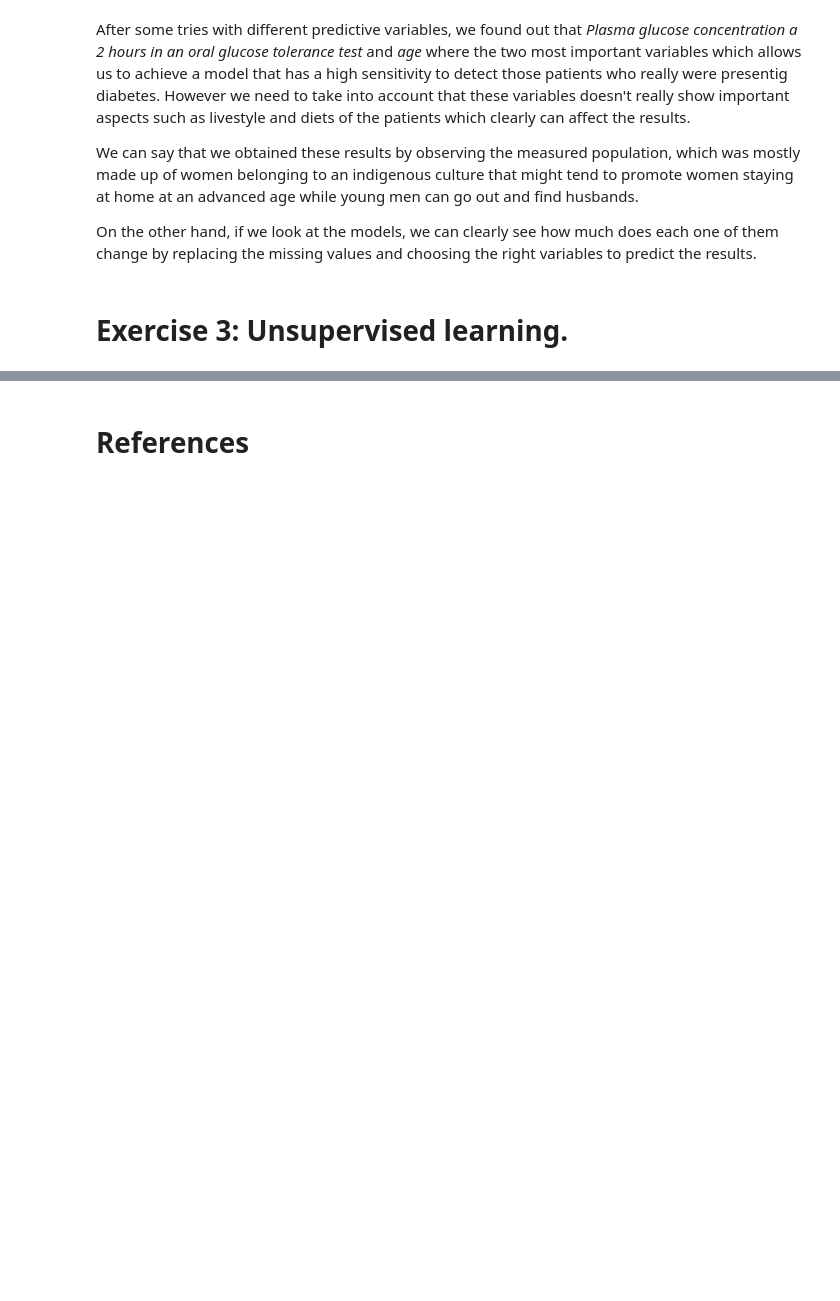
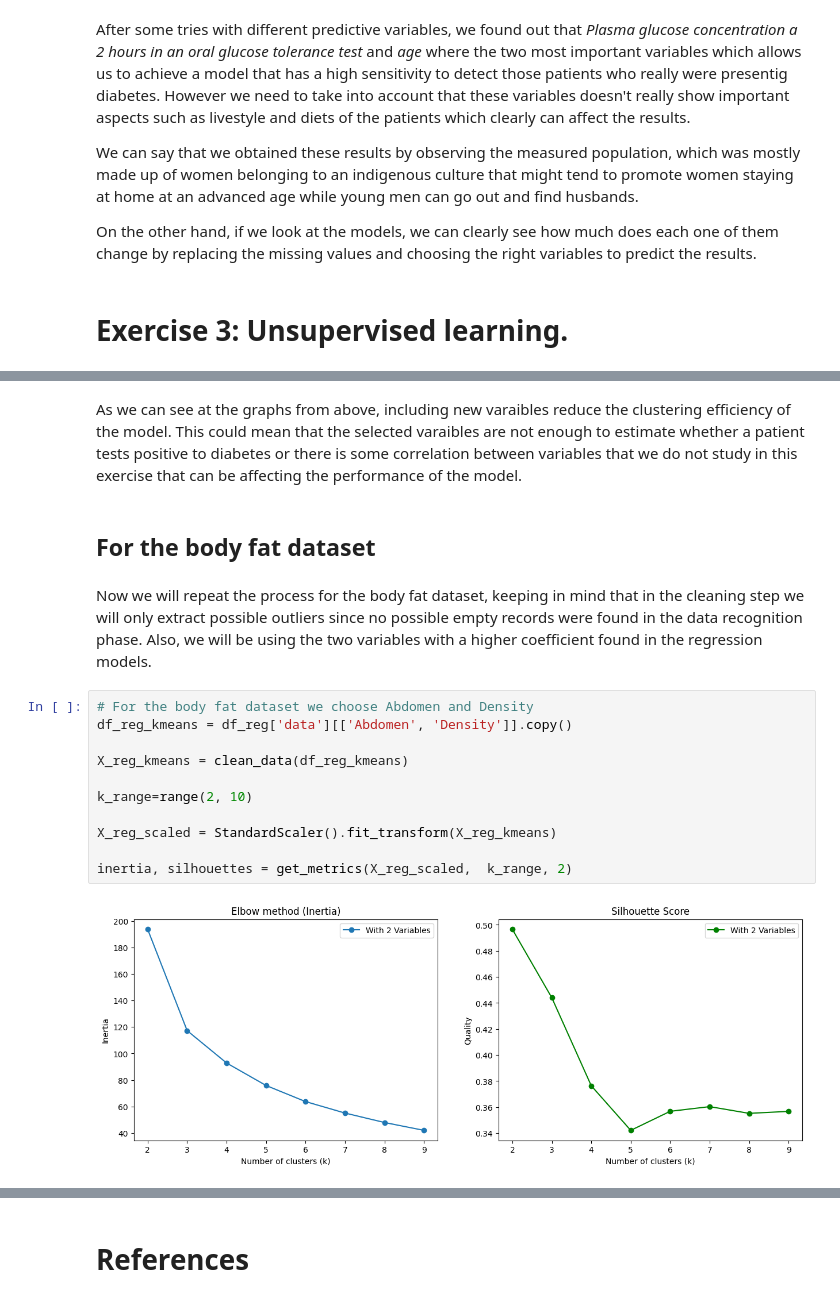
Before and after one commit to Jero2110/Advanced-ML---Phase-2, a Jupyter notebook: 02. Analysis/G01_Jeronimo_Ramos_Phase2.ipynb, the cells around one changed output, grey strips where cells are left out. Drawn from its saved outputs; the diff is of its cells as text; blank space fills up the shorter version.

Commit message:
Final changes to code in exercise 3. Ready to merge into main and add the last comments to the paper

```diff
--- a/02. Analysis/G01_Jeronimo_Ramos_Phase2.ipynb
+++ b/02. Analysis/G01_Jeronimo_Ramos_Phase2.ipynb
@@ -704,0 +735,19 @@ Take screenshots of comments made in the Phase 2 forum to a job by a colleague i
+# %% [markdown]
+As we can see at the graphs from above, including new varaibles reduce the clustering efficiency of the model. This could mean that the selected varaibles are not enough to estimate whether a patient tests positive to diabetes or there is some correlation between variables that we do not study in this exercise that can be affecting the performance of the model.
+# %% [markdown]
+## For the body fat dataset
+# %% [markdown]
+Now we will repeat the process for the body fat dataset, keeping in mind that in the cleaning step we will only extract possible outliers since no possible empty records were found in the data recognition phase. Also, we will be using the two variables with a higher coefficient found in the regression models.
+# %%
+# For the body fat dataset we choose Abdomen and Density
+df_reg_kmeans = df_reg['data'][['Abdomen', 'Density']].copy()
+
+X_reg_kmeans = clean_data(df_reg_kmeans)
+
+k_range=range(2, 10)
+
+X_reg_scaled = StandardScaler().fit_transform(X_reg_kmeans)
+
+inertia, silhouettes = get_metrics(X_reg_scaled,  k_range, 2)
+# %% [output]
+[figure, added]
```
Also changed, not shown: parts of 27 cells of this notebook.
